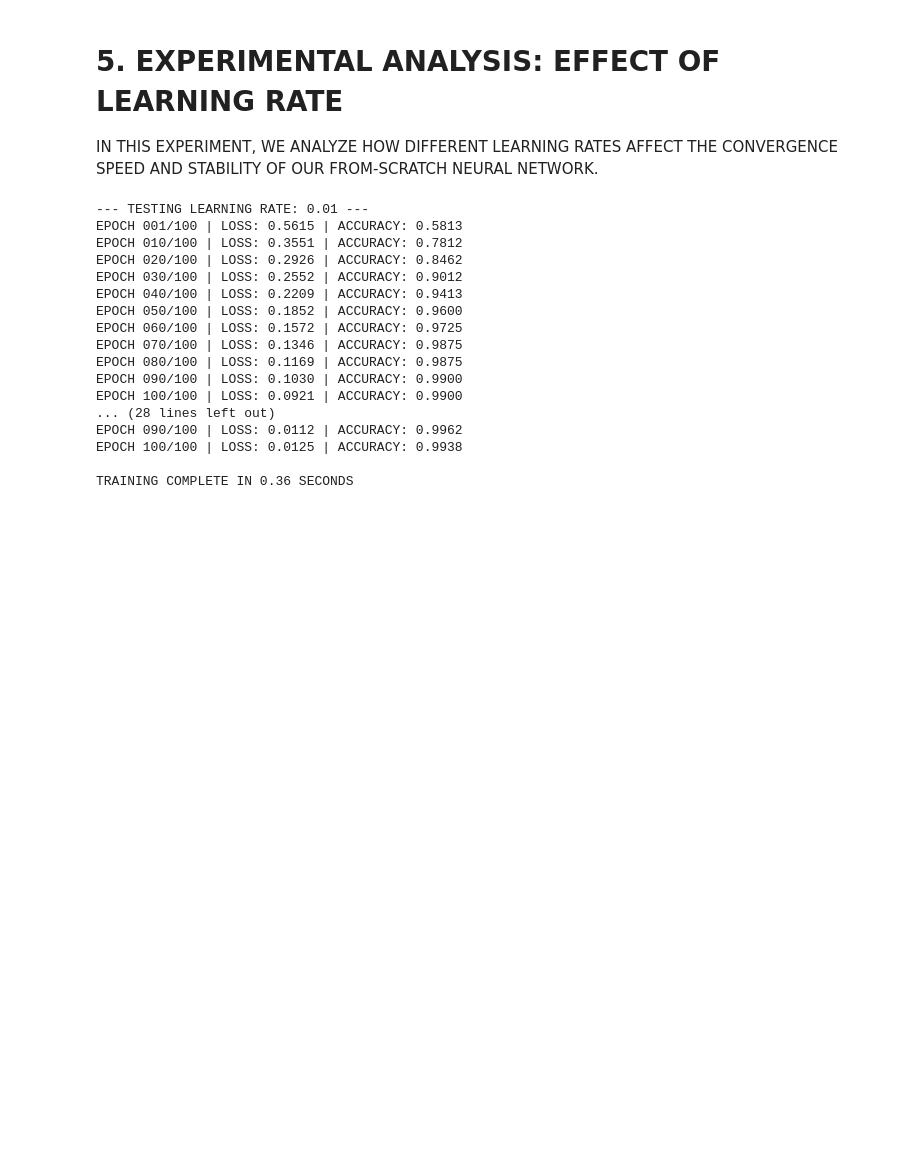
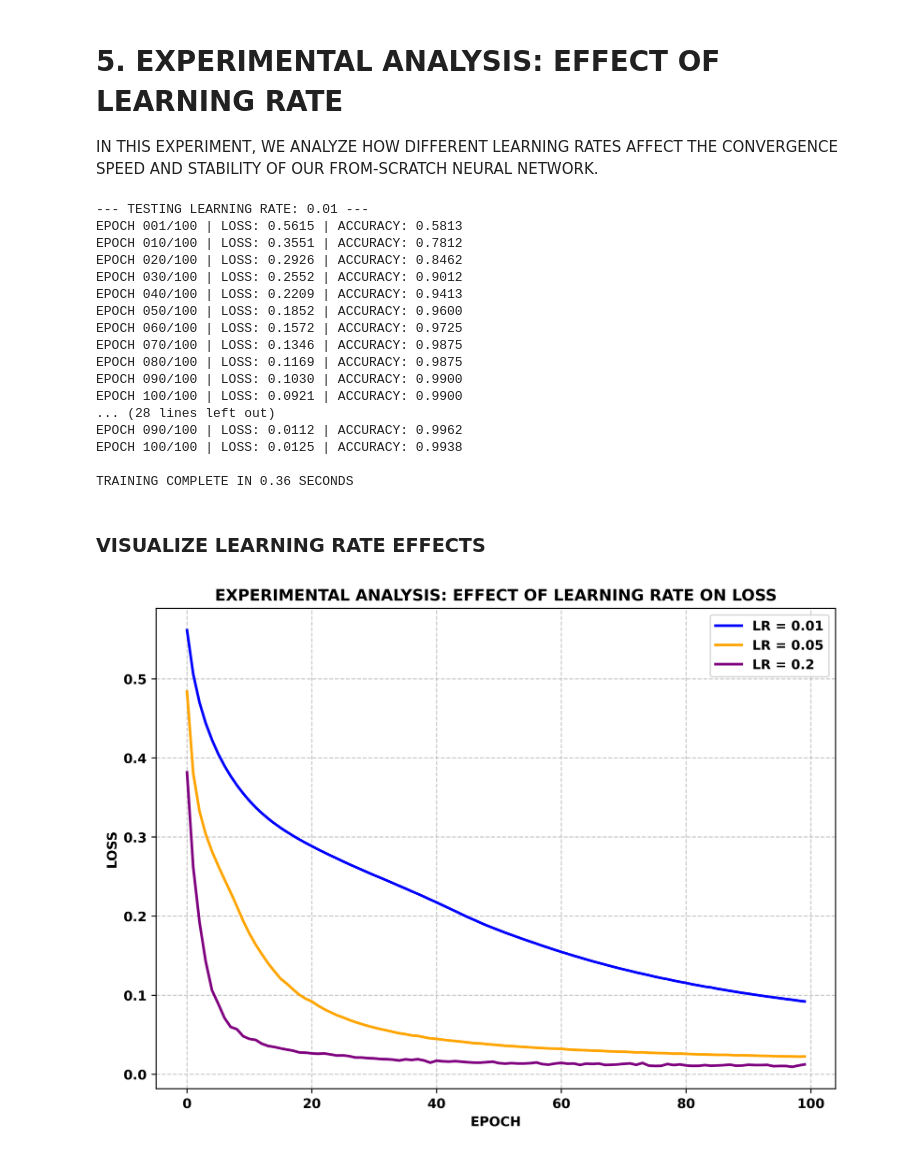
Before and after one commit to DaRkSouL36/NEURAL-FLOW, a Jupyter notebook: NOTEBOOK/ANN_ANALYSIS.ipynb, the cells around one changed output. Drawn from its saved outputs; the diff is of its cells as text; code cells hidden in the pictures; blank space fills up the shorter version.

Commit message:
VISUALIZE LEARNING RATE EFFECTS

```diff
--- a/NOTEBOOK/ANN_ANALYSIS.ipynb
+++ b/NOTEBOOK/ANN_ANALYSIS.ipynb
@@ -259,3 +259,21 @@ EPOCH 090/100 | LOSS: 0.0112 | ACCURACY: 0.9962
 EPOCH 100/100 | LOSS: 0.0125 | ACCURACY: 0.9938
 
 TRAINING COMPLETE IN 0.36 SECONDS
+# %% [markdown]
+### VISUALIZE LEARNING RATE EFFECTS
+# %%
+plt.figure(figsize=(8, 6), dpi=500)
+COLORS = ['blue', 'orange', 'purple']
+
+for i, LR in enumerate(LEARNING_RATES):
+    plt.plot(LR_HISTORIES[LR], label=f'LR = {LR}', color=COLORS[i], linewidth=2)
+
+plt.title('EXPERIMENTAL ANALYSIS: EFFECT OF LEARNING RATE ON LOSS', fontweight='bold', fontsize=12)
+plt.xlabel('EPOCH', fontweight='bold', fontsize=10)
+plt.ylabel('LOSS', fontweight='bold', fontsize=10)
+plt.legend(prop={'weight': 'bold'})
+plt.grid(True, linestyle='--', alpha=0.7)
+plt.tight_layout()
+plt.show()
+# %% [output]
+[figure, added]
```
